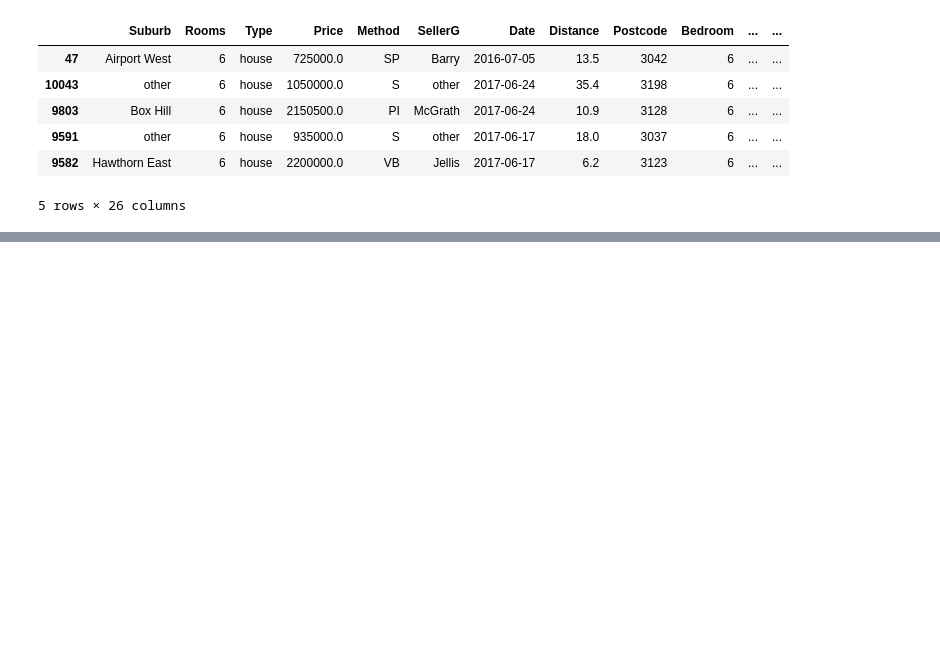
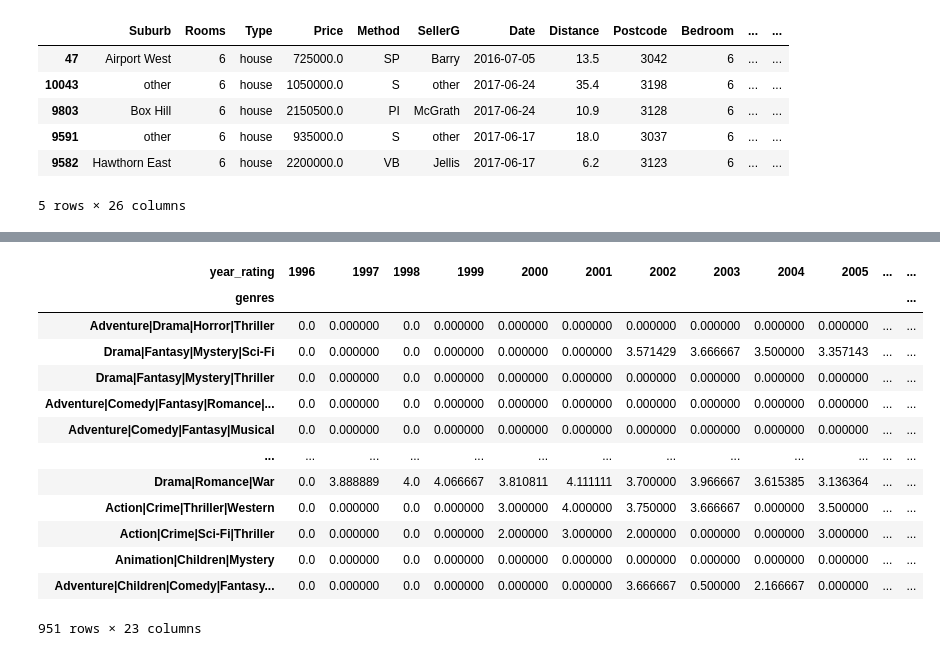
Before and after one commit to oresh247/SF_DS_PYTHON, a Jupyter notebook: SF/PY_12/PY_12.ipynb, the cells around one changed output, grey strips where cells are left out. Drawn from its saved outputs; the diff is of its cells as text; code cells hidden in the pictures; blank space fills up the shorter version.

```diff
--- a/SF/PY_12/PY_12.ipynb
+++ b/SF/PY_12/PY_12.ipynb
@@ -164,0 +772,19 @@ filtered.head()
+# %%
+ratings_movies  = pd.read_csv('data/ratings_movies.csv', sep=',')
+# %%
+import re
+def get_year_release(arg):
+    #находим все слова по шаблону "(DDDD)"
+    candidates = re.findall(r'\(\d{4}\)', arg)
+    # проверяем число вхождений
+    if len(candidates) > 0:
+        #если число вхождений больше 0,
+	#очищаем строку от знаков "(" и ")"
+        year = candidates[0].replace('(', '')
+        year = year.replace(')', '')
+        return int(year)
+    else:
+        #если год не указан, возвращаем None
+        return None
+
+ratings_movies['year_release'] = ratings_movies['title'].apply(get_year_release)
@@ -164,0 +942,25 @@ filtered.head()
+# %%
+ratings_movies['year_rating'] = pd.to_datetime(ratings_movies['date']).dt.year
+# %%
+ratings_movies.pivot_table(
+    values='rating',
+    index='genres',
+    columns='year_rating',
+    aggfunc='mean',
+    fill_value=0
+).sort_values(by=2018)
+# %% [output]
+| year_rating | 1996 | 1997 | 1998 | 1999 | 2000 | 2001 | 2002 | 2003 | 2004 | 2005 | ... | ... |
+| genres |  |  |  |  |  |  |  |  |  |  |  | ... |
+| Adventure|Drama|Horror|Thriller | 0.0 | 0.000000 | 0.0 | 0.000000 | 0.000000 | 0.000000 | 0.000000 | 0.000000 | 0.000000 | 0.000000 | ... | ... |
+| Drama|Fantasy|Mystery|Sci-Fi | 0.0 | 0.000000 | 0.0 | 0.000000 | 0.000000 | 0.000000 | 3.571429 | 3.666667 | 3.500000 | 3.357143 | ... | ... |
+| Drama|Fantasy|Mystery|Thriller | 0.0 | 0.000000 | 0.0 | 0.000000 | 0.000000 | 0.000000 | 0.000000 | 0.000000 | 0.000000 | 0.000000 | ... | ... |
+| Adventure|Comedy|Fantasy|Romance|... | 0.0 | 0.000000 | 0.0 | 0.000000 | 0.000000 | 0.000000 | 0.000000 | 0.000000 | 0.000000 | 0.000000 | ... | ... |
+| Adventure|Comedy|Fantasy|Musical | 0.0 | 0.000000 | 0.0 | 0.000000 | 0.000000 | 0.000000 | 0.000000 | 0.000000 | 0.000000 | 0.000000 | ... | ... |
+| ... | ... | ... | ... | ... | ... | ... | ... | ... | ... | ... | ... | ... |
+| Drama|Romance|War | 0.0 | 3.888889 | 4.0 | 4.066667 | 3.810811 | 4.111111 | 3.700000 | 3.966667 | 3.615385 | 3.136364 | ... | ... |
+| Action|Crime|Thriller|Western | 0.0 | 0.000000 | 0.0 | 0.000000 | 3.000000 | 4.000000 | 3.750000 | 3.666667 | 0.000000 | 3.500000 | ... | ... |
+| Action|Crime|Sci-Fi|Thriller | 0.0 | 0.000000 | 0.0 | 0.000000 | 2.000000 | 3.000000 | 2.000000 | 0.000000 | 0.000000 | 3.000000 | ... | ... |
+| Animation|Children|Mystery | 0.0 | 0.000000 | 0.0 | 0.000000 | 0.000000 | 0.000000 | 0.000000 | 0.000000 | 0.000000 | 0.000000 | ... | ... |
+| Adventure|Children|Comedy|Fantasy... | 0.0 | 0.000000 | 0.0 | 0.000000 | 0.000000 | 0.000000 | 3.666667 | 0.500000 | 2.166667 | 0.000000 | ... | ... |
+951 rows × 23 columns
```
Also changed, not shown: parts of 66 cells of this notebook, 17 other files.
